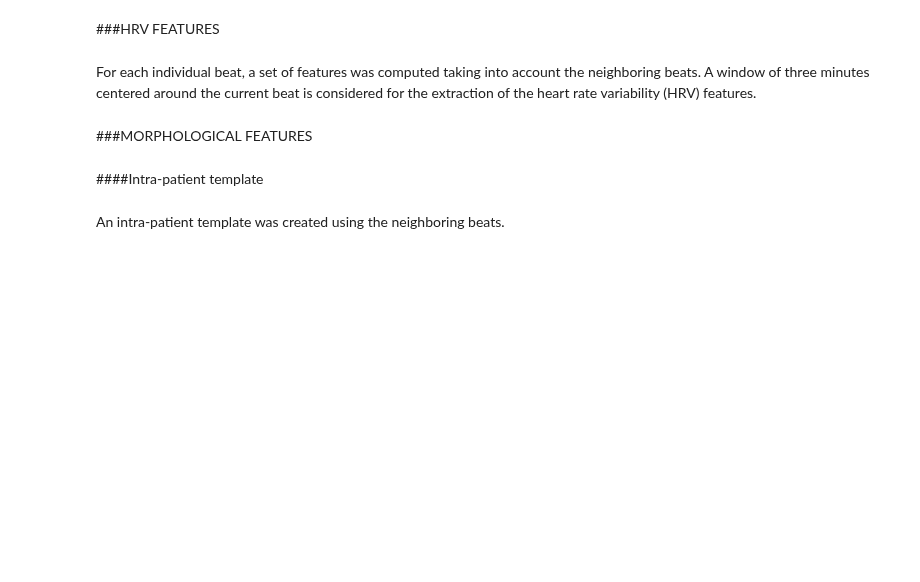
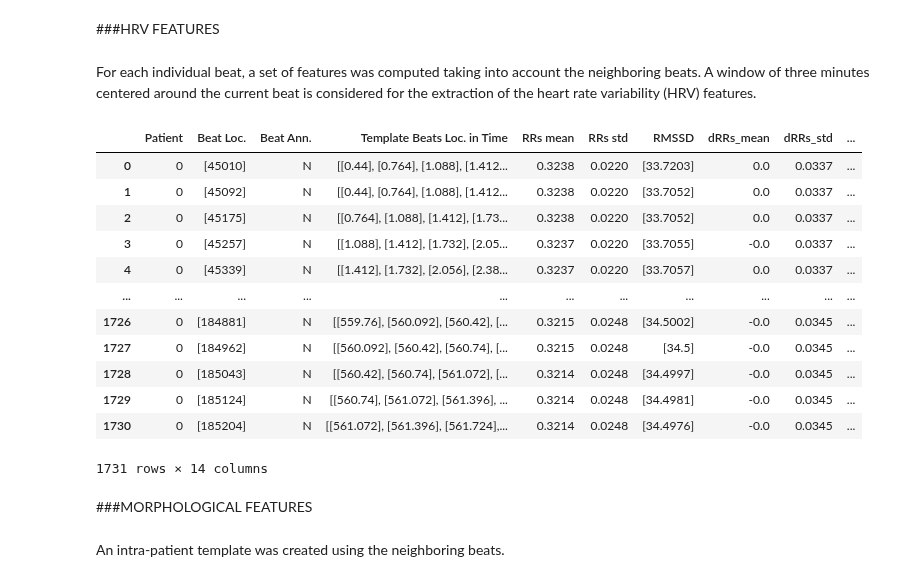
Before and after one commit to alice202122/AI_PROJECT, a Jupyter notebook: AI_Assignment.ipynb, the cells around one changed output. Saved outputs shown, nothing was run; the diff lists cells and outputs as text; code cells hidden in the pictures; blank space fills up the shorter version.

```diff
--- a/AI_Assignment.ipynb
+++ b/AI_Assignment.ipynb
@@ -509,72 +492,74 @@ show()
+# %%
+tplt = 180             # window duration in time (s)
+tplt_smp = tplt*fs      # number of samples in the window
 # %% [markdown]
 ###HRV FEATURES
 # %% [markdown]
 For each individual beat, a set of features was computed taking into account the neighboring beats.
 A window of three minutes centered around the current beat is considered for the extraction of the heart rate variability (HRV) features.
 # %%
-wnw = 180             # window duration in time (s)
-wnw_smp = wnw*fs      # number of samples in the window
+column = 1                  # Rpks, anns, time and ECGs are stored in the second column in tot_beats matrix
+beat_rpk = 0                # beat R peak location is stored in the first column
 
-column = 1            # Rpks, anns, time and ECGs are stored in the second column in tot_beats matrix
-beat_rpk = 0          # beat R peak location is stored in the first column
-
-HRV = []
-tpltbeatsloc_time = []
-lst = []
-lst1 = []
-lst2 = []
-lst3 = []
-lst4 = []
-lst5 = []
-lst6 = []
-lst7 = []
-lst8 = []
-lst9 = []
-lst10 = []
+HRV = []                    # list initialization
+tpltbeatsloc_time = []      # list initialization
 
 for patient in range(1):
   for idxi, i in enumerate(tot_beats[patient][column]):
-    if (i[beat_rpk]-wnw_smp)>0 and (i[beat_rpk]+wnw_smp)<tot_beats[patient][column][-1][beat_rpk]:
+    if (i[beat_rpk]-tplt_smp)>0 and (i[beat_rpk]+tplt_smp)<tot_beats[patient][column][-1][beat_rpk]:
       tpltbeatsloc_time = []
       for idkk, k in enumerate(tot_beats[patient][column]):
-        if k[beat_rpk]>(i[beat_rpk]-wnw_smp) and k[beat_rpk]<(i[beat_rpk]+wnw_smp):    # window centered around the beat
+        if k[beat_rpk]>(i[beat_rpk]-tplt_smp) and k[beat_rpk]<(i[beat_rpk]+tplt_smp):  # window centered around the beat
           k_t = k[beat_rpk]/fs                                                         # beats location in time (s)
           tpltbeatsloc_time.append(k_t)
       tpltbeatsloc_time = np.vstack(tpltbeatsloc_time)
       lst = copy.deepcopy(tpltbeatsloc_time)
       RRs = [j-i for i, j in zip(np.array(lst[:-1]), np.array(lst[1:]))]               # series of the distance of two consecutive R peaks of each beat
       RRs = np.vstack(RRs)
       RRs_mean = np.mean(RRs)
       lst1 = copy.deepcopy(RRs_mean)
       RRs_std = np.std(RRs)
       lst2 = copy.deepcopy(RRs_std)
       RMSSD = np.array(pyhrv.time_domain.rmssd(RRs, lst))                              # root mean square of successive differences
       lst3 = copy.deepcopy(RMSSD)
       dRRs = [j-i for i, j in zip(np.array(RRs[:-1]), np.array(RRs[1:]))]              # series of the difference of consecutive RRs, namely dRRn = RRn+1 − RRn
       dRRs = np.vstack(dRRs)
       dRRs_mean = np.mean(dRRs)
       lst4 = copy.deepcopy(dRRs_mean)
       dRRs_std = np.std(dRRs)
       lst5 = copy.deepcopy(dRRs_std)
       pNN10 = sum([i>0.01 for i in dRRs])*100/len(dRRs)                                # percentage of successive interval differences greater than 10
       lst6 = copy.deepcopy(pNN10)
       pNN20 = sum([i>0.02 for i in dRRs])*100/len(dRRs)                                # percentage of successive interval differences greater than 20
       lst7 = copy.deepcopy(pNN20)
       pNN30 = sum([i>0.03 for i in dRRs])*100/len(dRRs)                                # percentage of successive interval differences greater than 30
       lst8 = copy.deepcopy(pNN30)
       pNN40 = sum([i>0.04 for i in dRRs])*100/len(dRRs)                                # percentage of successive interval differences greater than 40
       lst9 = copy.deepcopy(pNN40)
       pNN50 = sum([i>0.05 for i in dRRs])*100/len(dRRs)                                # percentage of successive interval differences greater than 50
       lst10 = copy.deepcopy(pNN50)
-      row = [patient, i[0], i[1], lst, np.round(lst1,4), np.round(lst2,4), np.round(lst3,4), np.round(lst4,4), np.round(lst5,4), np.round(lst6,4), np.round(lst7,4), np.round(lst8,4), np.round(lst9,4), np.round(lst10,4)]
+      row = [ patient, i[0], i[1], lst, np.round(lst1,4), np.round(lst2,4), np.round(lst3,4), np.round(lst4,4), np.round(lst5,4), np.round(lst6,4), np.round(lst7,4), np.round(lst8,4), np.round(lst9,4), np.round(lst10,4) ]
       HRV.append(row)
 
-df = pd.DataFrame(HRV, columns=['Patient', 'Beat Loc.', 'Beat Ann.', 'Template Beats Loc. in Time', 'RRs mean', 'RRs std', 'RMSSD', 'dRRs_mean', 'dRRs_std', 'pNN10', 'pNN20', 'pNN30', 'pNN40', 'pNN50' ])
-#pd.set_option("display.max_rows", None, "display.max_columns", None)
-df
+HRV = pd.DataFrame(HRV, columns=['Patient', 'Beat Loc.', 'Beat Ann.', 'Template Beats Loc. in Time', 'RRs mean', 'RRs std', 'RMSSD', 'dRRs_mean', 'dRRs_std', 'pNN10', 'pNN20', 'pNN30', 'pNN40', 'pNN50' ])
+path = '/gdrive/MyDrive/AI_Assignment/'
+HRV.to_pickle(path+'HRV')
+HRV
+# %% [output]
+|  | Patient | Beat Loc. | Beat Ann. | Template Beats Loc. in Time | RRs mean | RRs std | RMSSD | dRRs_mean | dRRs_std | ... |
+| 0 | 0 | [45010] | N | [[0.44], [0.764], [1.088], [1.412... | 0.3238 | 0.0220 | [33.7203] | 0.0 | 0.0337 | ... |
+| 1 | 0 | [45092] | N | [[0.44], [0.764], [1.088], [1.412... | 0.3238 | 0.0220 | [33.7052] | 0.0 | 0.0337 | ... |
+| 2 | 0 | [45175] | N | [[0.764], [1.088], [1.412], [1.73... | 0.3238 | 0.0220 | [33.7052] | 0.0 | 0.0337 | ... |
+| 3 | 0 | [45257] | N | [[1.088], [1.412], [1.732], [2.05... | 0.3237 | 0.0220 | [33.7055] | -0.0 | 0.0337 | ... |
+| 4 | 0 | [45339] | N | [[1.412], [1.732], [2.056], [2.38... | 0.3237 | 0.0220 | [33.7057] | 0.0 | 0.0337 | ... |
+| ... | ... | ... | ... | ... | ... | ... | ... | ... | ... | ... |
+| 1726 | 0 | [184881] | N | [[559.76], [560.092], [560.42], [... | 0.3215 | 0.0248 | [34.5002] | -0.0 | 0.0345 | ... |
+| 1727 | 0 | [184962] | N | [[560.092], [560.42], [560.74], [... | 0.3215 | 0.0248 | [34.5] | -0.0 | 0.0345 | ... |
+| 1728 | 0 | [185043] | N | [[560.42], [560.74], [561.072], [... | 0.3214 | 0.0248 | [34.4997] | -0.0 | 0.0345 | ... |
+| 1729 | 0 | [185124] | N | [[560.74], [561.072], [561.396], ... | 0.3214 | 0.0248 | [34.4981] | -0.0 | 0.0345 | ... |
+| 1730 | 0 | [185204] | N | [[561.072], [561.396], [561.724],... | 0.3214 | 0.0248 | [34.4976] | -0.0 | 0.0345 | ... |
+1731 rows × 14 columns
 # %% [markdown]
 ###MORPHOLOGICAL FEATURES
-# %% [markdown]
-####Intra-patient template
 # %% [markdown]
 An intra-patient template was created using the neighboring beats.
```
Also changed, not shown: parts of 31 cells of this notebook.
